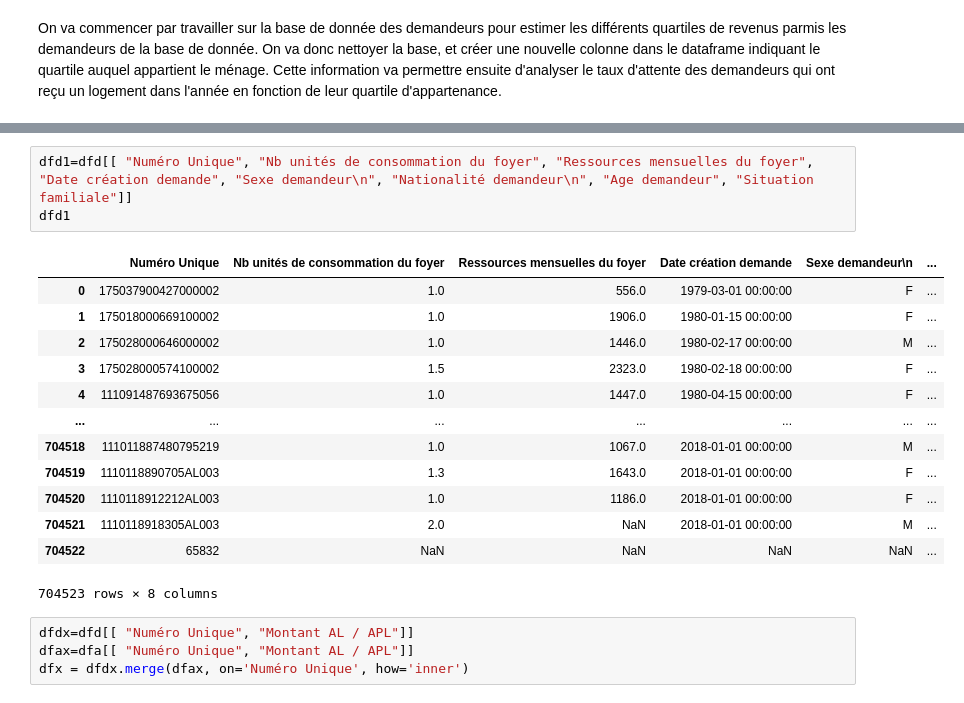
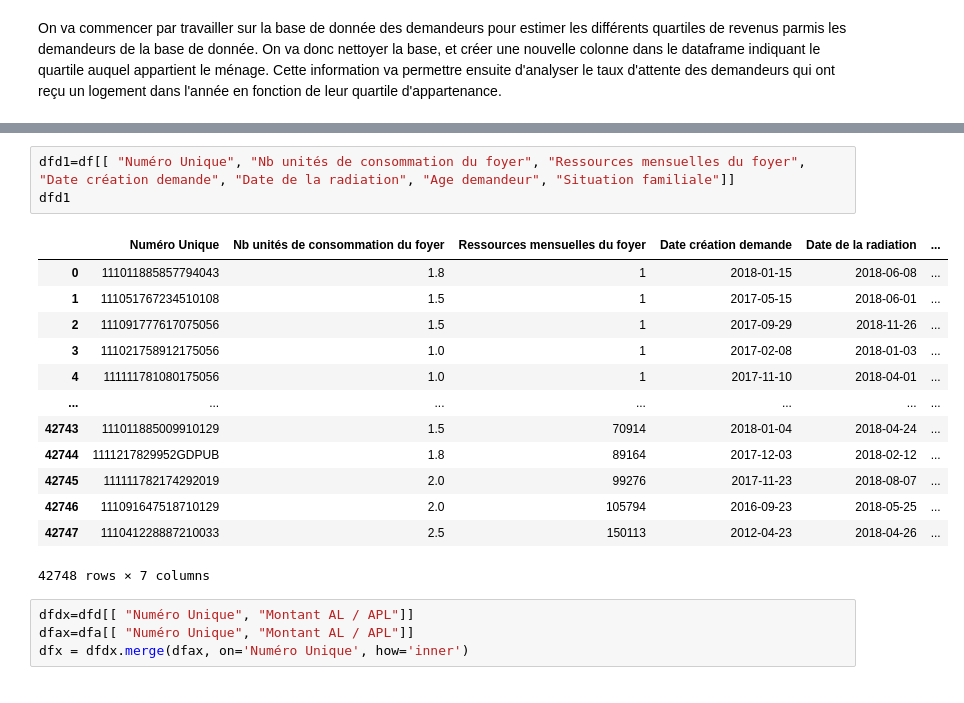
Before and after one commit to cmllbll/Social-Housing-in-France, a Jupyter notebook: Temps d'attente.ipynb, the cells around one changed output, grey strips where cells are left out. Cells and saved outputs as stored; diff of their text form.

```diff
--- a/Temps d'attente.ipynb
+++ b/Temps d'attente.ipynb
@@ -27,20 +27,20 @@ dfd
 # %%
-dfd1=dfd[[ "Numéro Unique", "Nb unités de consommation du foyer", "Ressources mensuelles du foyer", "Date création demande", "Sexe demandeur\n", "Nationalité demandeur\n", "Age demandeur", "Situation familiale"]]
+dfd1=df[[ "Numéro Unique", "Nb unités de consommation du foyer", "Ressources mensuelles du foyer", "Date création demande", "Date de la radiation", "Age demandeur", "Situation familiale"]]
 dfd1
 # %% [output]
-|  | Numéro Unique | Nb unités de consommation du foyer | Ressources mensuelles du foyer | Date création demande | Sexe demandeur\n | ... |
-| 0 | 175037900427000002 | 1.0 | 556.0 | 1979-03-01 00:00:00 | F | ... |
-| 1 | 175018000669100002 | 1.0 | 1906.0 | 1980-01-15 00:00:00 | F | ... |
-| 2 | 175028000646000002 | 1.0 | 1446.0 | 1980-02-17 00:00:00 | M | ... |
-| 3 | 175028000574100002 | 1.5 | 2323.0 | 1980-02-18 00:00:00 | F | ... |
-| 4 | 111091487693675056 | 1.0 | 1447.0 | 1980-04-15 00:00:00 | F | ... |
+|  | Numéro Unique | Nb unités de consommation du foyer | Ressources mensuelles du foyer | Date création demande | Date de la radiation | ... |
+| 0 | 111011885857794043 | 1.8 | 1 | 2018-01-15 | 2018-06-08 | ... |
+| 1 | 111051767234510108 | 1.5 | 1 | 2017-05-15 | 2018-06-01 | ... |
+| 2 | 111091777617075056 | 1.5 | 1 | 2017-09-29 | 2018-11-26 | ... |
+| 3 | 111021758912175056 | 1.0 | 1 | 2017-02-08 | 2018-01-03 | ... |
+| 4 | 111111781080175056 | 1.0 | 1 | 2017-11-10 | 2018-04-01 | ... |
 | ... | ... | ... | ... | ... | ... | ... |
-| 704518 | 111011887480795219 | 1.0 | 1067.0 | 2018-01-01 00:00:00 | M | ... |
-| 704519 | 1110118890705AL003 | 1.3 | 1643.0 | 2018-01-01 00:00:00 | F | ... |
-| 704520 | 1110118912212AL003 | 1.0 | 1186.0 | 2018-01-01 00:00:00 | F | ... |
-| 704521 | 1110118918305AL003 | 2.0 | NaN | 2018-01-01 00:00:00 | M | ... |
-| 704522 | 65832 | NaN | NaN | NaN | NaN | ... |
+| 42743 | 111011885009910129 | 1.5 | 70914 | 2018-01-04 | 2018-04-24 | ... |
+| 42744 | 1111217829952GDPUB | 1.8 | 89164 | 2017-12-03 | 2018-02-12 | ... |
+| 42745 | 111111782174292019 | 2.0 | 99276 | 2017-11-23 | 2018-08-07 | ... |
+| 42746 | 111091647518710129 | 2.0 | 105794 | 2016-09-23 | 2018-05-25 | ... |
+| 42747 | 111041228887210033 | 2.5 | 150113 | 2012-04-23 | 2018-04-26 | ... |
-704523 rows × 8 columns
+42748 rows × 7 columns
 # %%
 dfdx=dfd[[ "Numéro Unique", "Montant AL / APL"]]
 dfax=dfa[[ "Numéro Unique", "Montant AL / APL"]]
```
Also changed, not shown: parts of 32 cells of this notebook.
